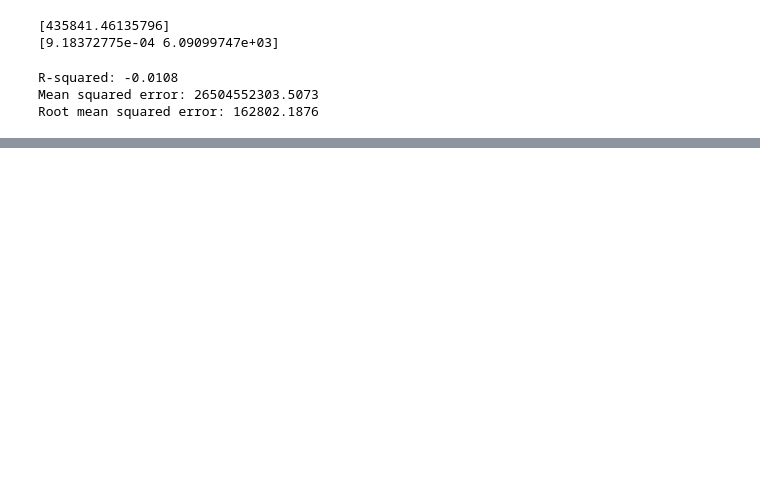
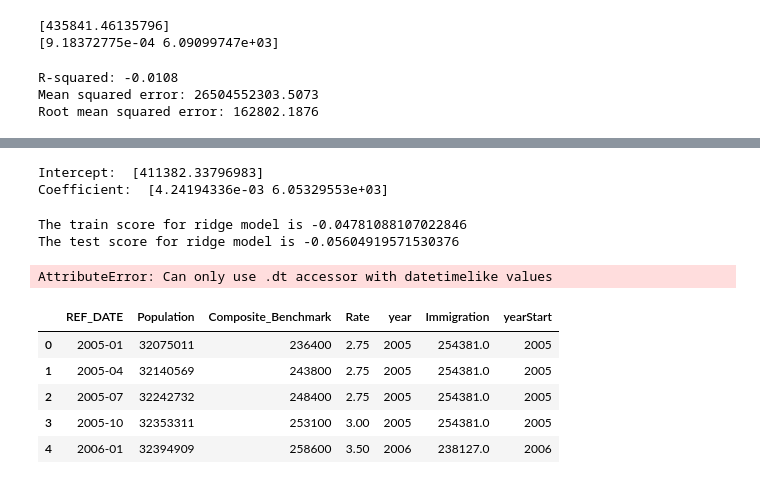
Before and after one commit to gvs311/data-analysis-housing, a Jupyter notebook: Project-v2.ipynb, the cells around one changed output, grey strips where cells are left out. Cells and saved outputs as stored; diff of their text form; code cells hidden in the pictures; blank space fills up the shorter version.

Commit message:
Ridge Regression for Population, Rate and Immigration

```diff
--- a/Project-v2.ipynb
+++ b/Project-v2.ipynb
@@ -666,0 +672,40 @@ UFuncTypeError: ufunc 'add' did not contain a loop with signature matching types
+# %%
+ratePopHousingRidgeIntercept = ridge_cv.intercept_
+ratePopHousingRidgeCoef = ridge_cv.coef_[0]
+
+print("Intercept: ", ratePopHousingRidgeIntercept)
+print("Coefficient: ", ratePopHousingRidgeCoef)
+# %% [output]
+Intercept:  [411382.33796983]
+Coefficient:  [4.24194336e-03 6.05329553e+03]
+# %%
+print("The train score for ridge model is {}".format(ridge_cv.score(X_train, y_train)))
+print("The test score for ridge model is {}".format(ridge_cv.score(X_test, y_test)))
+# %% [output]
+The train score for ridge model is -0.04781088107022846
+The test score for ridge model is -0.05604919571530376
+# %%
+immiDf = immiDf[immiDf['GEO'] == 'Canada']
+immiDf = immiDf[immiDf["Components of population growth"] == "Immigrants"]
+immiDf["yearStart"] = immiDf["yearStart"].dt.year
+immiDf.head()
+# %% [output]
+AttributeError: Can only use .dt accessor with datetimelike values
+# %%
+ratePopImmiHousing = ratePopHousingDf
+
+
+ratePopImmiHousing["year"] = pd.to_datetime(ratePopImmiHousing["REF_DATE"])
+ratePopImmiHousing["year"] = ratePopImmiHousing["year"].dt.year
+ratePopImmiHousing.head()
+
+ratePopImmiHousing = ratePopImmiHousing.merge(immiDf[["VALUE","yearStart"]], left_on = "year", right_on = "yearStart")
+ratePopImmiHousing = ratePopImmiHousing.rename(columns={"VALUE":"Immigration"})
+ratePopImmiHousing.head()
+# %% [output]
+|  | REF_DATE | Population | Composite_Benchmark | Rate | year | Immigration | yearStart |
+| 0 | 2005-01 | 32075011 | 236400 | 2.75 | 2005 | 254381.0 | 2005 |
+| 1 | 2005-04 | 32140569 | 243800 | 2.75 | 2005 | 254381.0 | 2005 |
+| 2 | 2005-07 | 32242732 | 248400 | 2.75 | 2005 | 254381.0 | 2005 |
+| 3 | 2005-10 | 32353311 | 253100 | 3.00 | 2005 | 254381.0 | 2005 |
+| 4 | 2006-01 | 32394909 | 258600 | 3.50 | 2006 | 238127.0 | 2006 |
```
Also changed, not shown: parts of 5 cells of this notebook.
